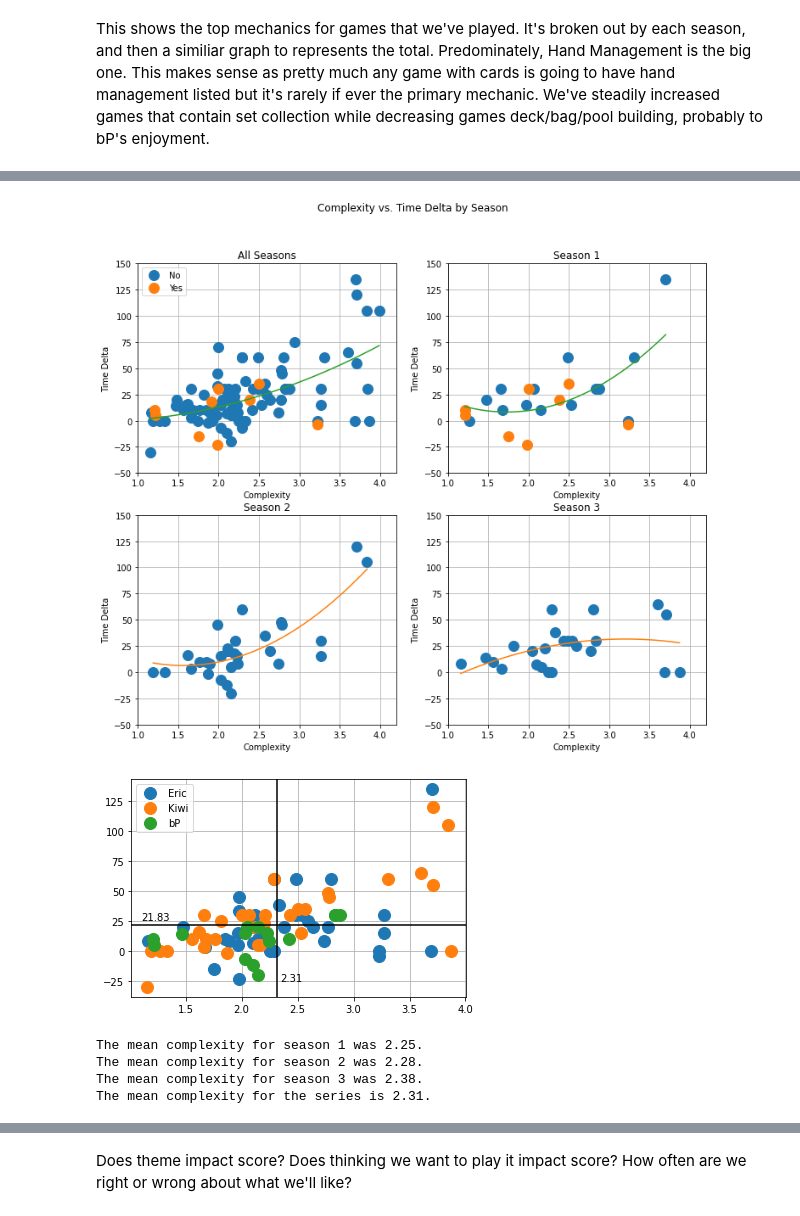
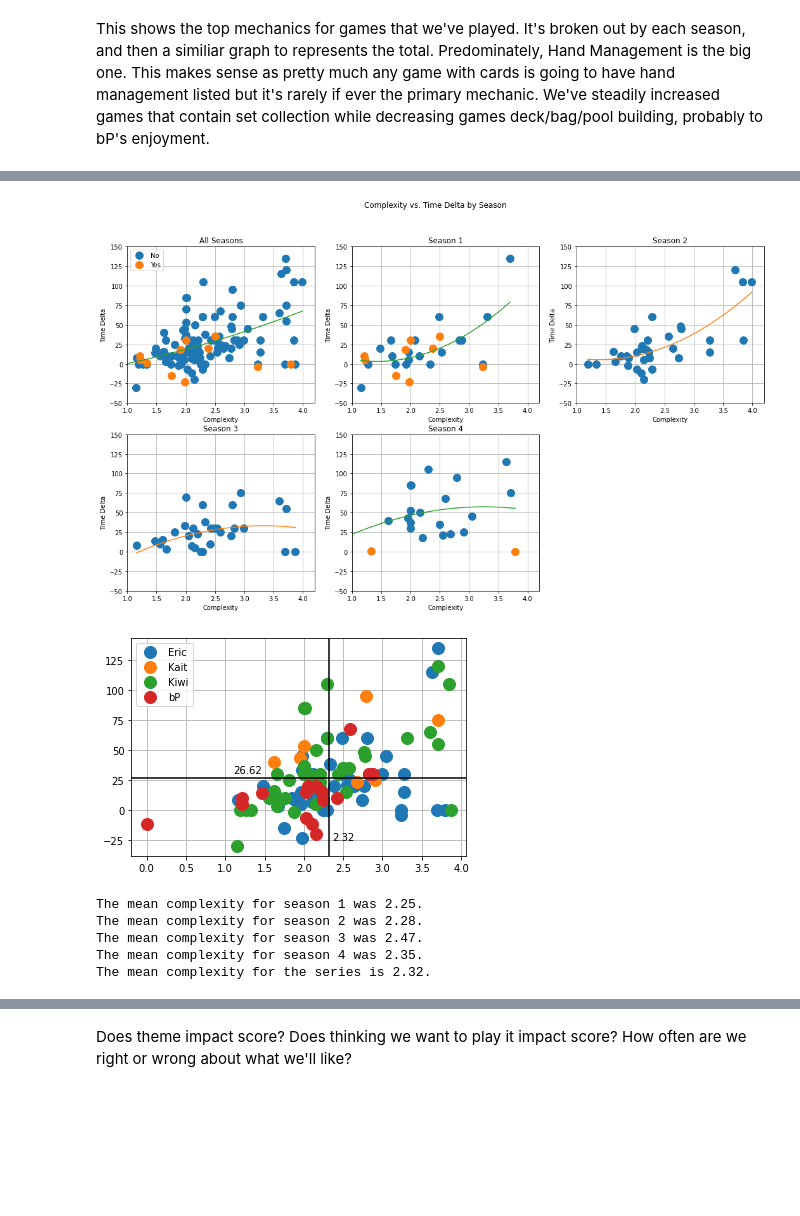
Before and after one commit to PNJaenichen/PNJaenichen.github.io, a Jupyter notebook: projects/firstTurnData/FTDataAnalysis.ipynb, the cells around one changed output, grey strips where cells are left out. Saved outputs shown, nothing was run; the diff lists cells and outputs as text; code cells hidden in the pictures; blank space fills up the shorter version.

```diff
--- a/projects/firstTurnData/FTDataAnalysis.ipynb
+++ b/projects/firstTurnData/FTDataAnalysis.ipynb
@@ -158,14 +173,14 @@ build_mech_chart(top_mechanics, 224, 3)
 # %% [markdown]
 This shows the top mechanics for games that we've played. It's broken out by each season, and then a similiar graph to represents the total. Predominately, Hand Management is the big one. This makes sense as pretty much any game with cards is going to have hand management listed but it's rarely if ever the primary mechanic. We've steadily increased games that contain set collection while decreasing games deck/bag/pool building, probably to bP's enjoyment.
 # %%
-season_three = user_data[(user_data['season'] == 3) & (user_data['all_played'] == 'yes')]
-groups = season_three.groupby(by=['eric_play_again', 'kiwi_play_again', 'bp_play_again'])
+season_four = user_data[(user_data['season'] == 4) & (user_data['all_played'] == 'yes')]
+groups = season_four.groupby(by=['eric_play_again', 'kiwi_play_again', 'bp_play_again', 'kait_play_again'])
 for name, group in groups:
   plt.plot(group['game'], group['rating'], marker='s', linestyle='', markersize=5, label=name)
-plt.axhline(season_three['rating'].mean(), -1, len(season_three['game']), color='grey')
+plt.axhline(season_four['rating'].mean(), -1, len(season_four['game']), color='grey')
 plt.tick_params(rotation=90)
-plt.legend(title='eric, kiwi, bp', bbox_to_anchor=(1.0, 1.0), loc='upper left')
+plt.legend(title='eric, kiwi, bp, kait', bbox_to_anchor=(1.0, 1.0), loc='upper left')
 plt.title('Would you play it again?')
-plt.text(-1, np.mean(season_three['rating']) + 0.05, round(np.mean(season_three['rating']), 2))
+plt.text(-0.8, np.mean(season_four['rating']) + 0.02, round(np.mean(season_four['rating']), 2))
 plt.show()
 # %% [output]
@@ -173,37 +188,38 @@ plt.show()
 # %%
 def build_delta_complexity(fig, pos, season='all'):
   complex_plot = fig.add_subplot(pos)
   if season == 'all':
-    all_data = user_data[(user_data['all_played'] == 'yes') & (user_data['time_delta'].notnull())]
+    all_data = user_data.loc[(user_data['all_played'] == 'yes') & (user_data['time_delta'].notnull()) & (user_data['complexity'].notnull())]
     pfit = np.polynomial.polynomial.Polynomial.fit(all_data['complexity'], all_data['time_delta'], 2)
     groups = all_data.groupby('live')
     for name, group in groups:
       complex_plot.plot(group['complexity'], group['time_delta'], marker='o', linestyle='', markersize=12, label=name)
     complex_plot.plot(*pfit.linspace())
     complex_plot.legend()
     complex_plot.set_title('All Seasons')
   else:
-    season_data = user_data[(user_data['season'] == season) & (user_data['all_played'] == 'yes') & (user_data['min_normal'].notnull())]
+    season_data = user_data[(user_data['season'] == season) & (user_data['all_played'] == 'yes') & (user_data['complexity'].notnull()) & (user_data['time_delta'].notnull()) ]
     pfit = np.polynomial.polynomial.Polynomial.fit(season_data['complexity'], season_data['time_delta'], 2)
     groups = season_data.groupby('live')
     for name, group in groups:
       complex_plot.plot(group['complexity'], group['time_delta'], marker='o', linestyle='', markersize=12, label=name)
     complex_plot.plot(*pfit.linspace())
     complex_plot.set_title(f'Season {season}')
   complex_plot.set_ylabel('Time Delta')
   complex_plot.set_xlabel('Complexity')
   complex_plot.set_ylim(-50,150)
   complex_plot.set_xlim(1,4.2)
   complex_plot.grid()
 
-delt_comp_figure = plt.figure(figsize=(12,10))
+delt_comp_figure = plt.figure(figsize=(18,10))
 delt_comp_figure.suptitle("Complexity vs. Time Delta by Season")
-build_delta_complexity(delt_comp_figure, 221)
-build_delta_complexity(delt_comp_figure, 222, 1)
-build_delta_complexity(delt_comp_figure, 223, 2)
-build_delta_complexity(delt_comp_figure, 224, 3)
+build_delta_complexity(delt_comp_figure, 231)
+build_delta_complexity(delt_comp_figure, 232, 1)
+build_delta_complexity(delt_comp_figure, 233, 2)
+build_delta_complexity(delt_comp_figure, 234, 3)
+build_delta_complexity(delt_comp_figure, 235, 4)
 # %% [output]
-[figure, old version]
+[figure, new version]
 # %%
 all_data = user_data[(user_data['all_played'] == 'yes') & (user_data['time_delta'].notnull())]
 complex_mean = all_data['complexity'].mean()
@@ -222,12 +238,14 @@ plt.show()
 print(f"The mean complexity for season 1 was {round(np.mean(season_one['complexity']), 2)}.")
 print(f"The mean complexity for season 2 was {round(np.mean(season_two['complexity']), 2)}.")
 print(f"The mean complexity for season 3 was {round(np.mean(season_three['complexity']), 2)}.")
+print(f"The mean complexity for season 4 was {round(np.mean(season_four['complexity']), 2)}.")
 print(f"The mean complexity for the series is {round(np.mean(all_data['complexity']), 2)}.")
 # %% [output]
-[figure, old version]
+[figure, new version]
 The mean complexity for season 1 was 2.25.
 The mean complexity for season 2 was 2.28.
-The mean complexity for season 3 was 2.38.
-The mean complexity for the series is 2.31.
+The mean complexity for season 3 was 2.47.
+The mean complexity for season 4 was 2.35.
+The mean complexity for the series is 2.32.
 # %%
 def build_adj_score(fig, pos, player, season, xlab=False):
```
Also changed, not shown: parts of 18 cells of this notebook.
